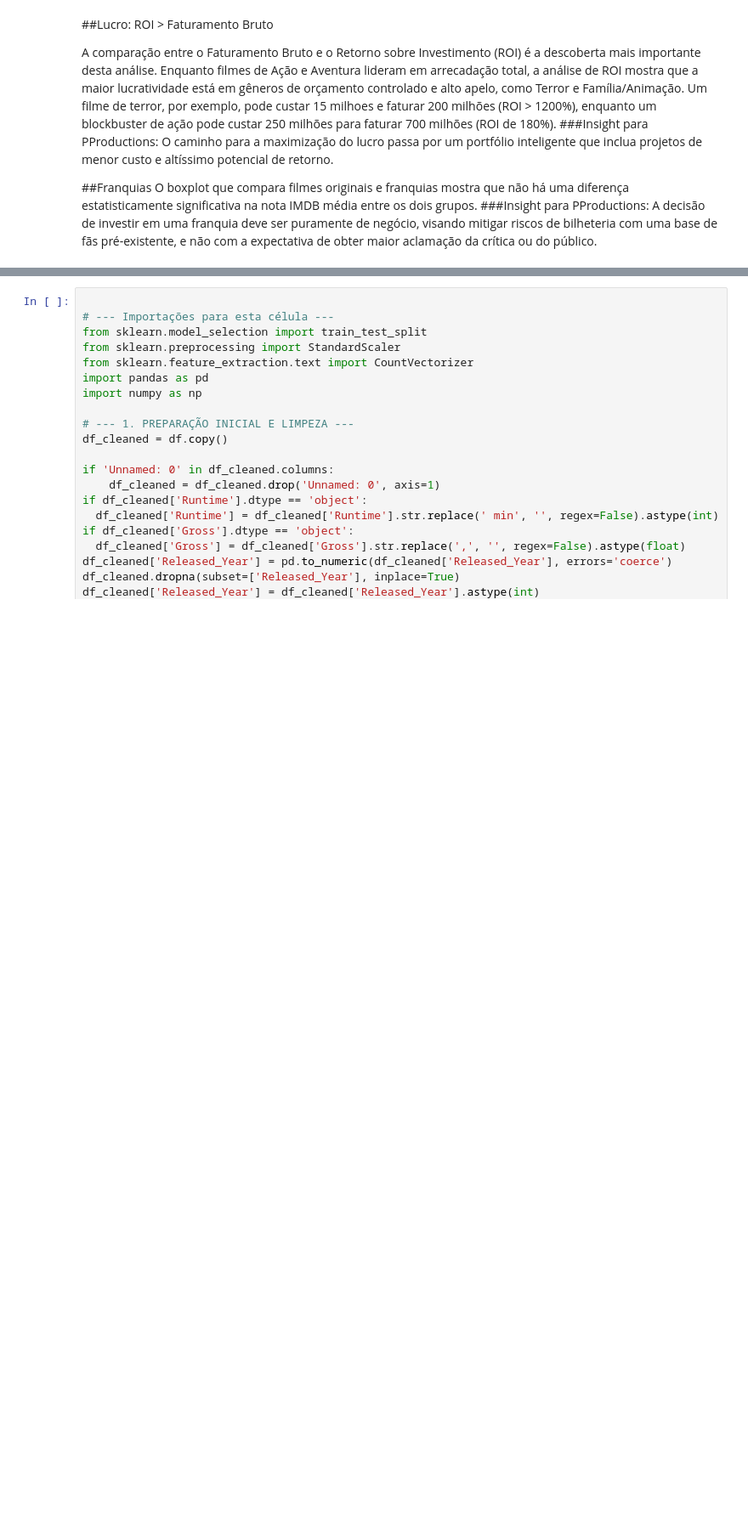
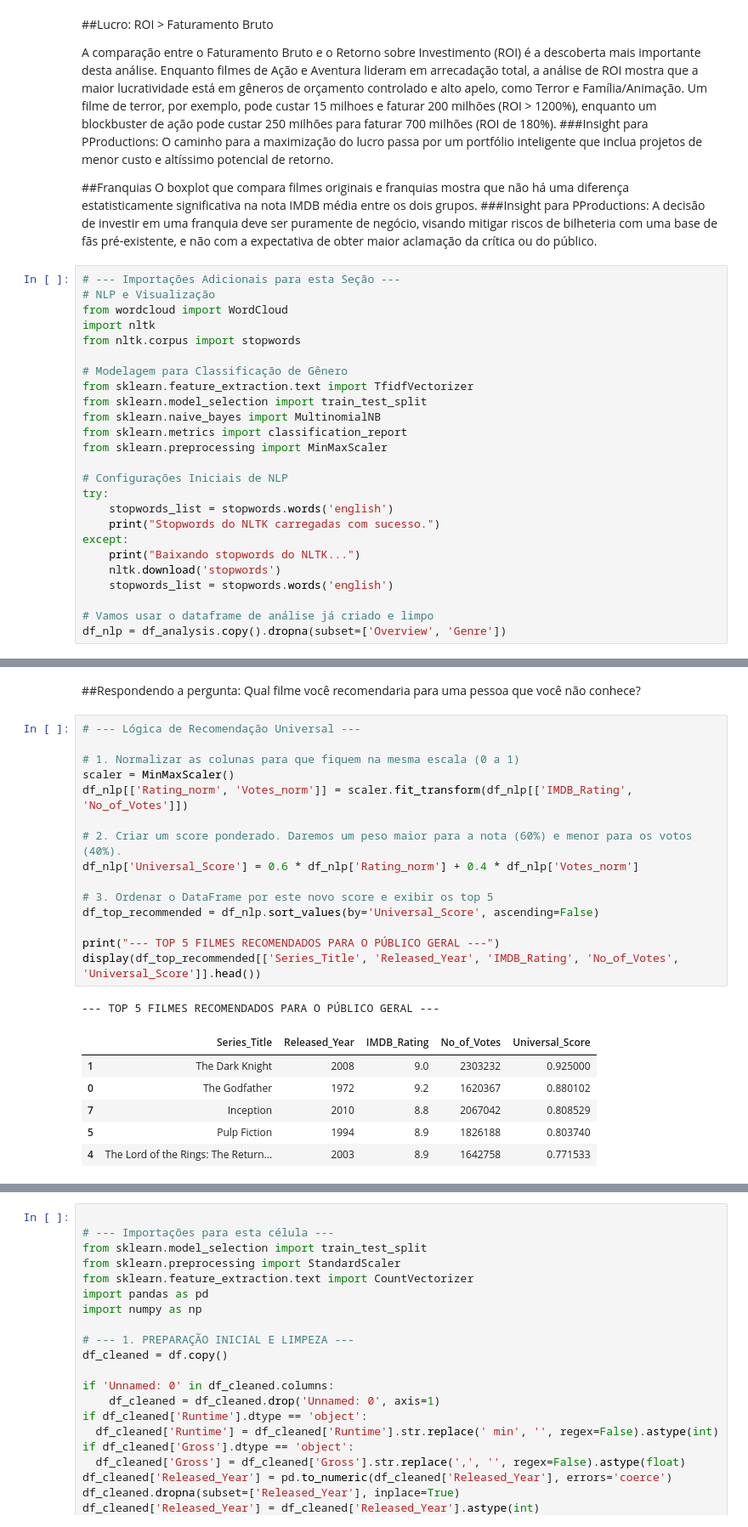
Before and after one commit to julhias/indicium-data-science-challenge, a Jupyter notebook: analise_filmes.ipynb, the cells around one changed output, grey strips where cells are left out. Shown at 85% size. Cells and saved outputs as stored; diff of their text form; blank space fills up the shorter version.

```diff
--- a/analise_filmes.ipynb
+++ b/analise_filmes.ipynb
@@ -204,3 +212,28 @@ O caminho para a maximização do lucro passa por um portfólio inteligente que
 O boxplot que compara filmes originais e franquias mostra que não há uma diferença estatisticamente significativa na nota IMDB média entre os dois grupos.
 ###Insight para PProductions:
 A decisão de investir em uma franquia deve ser puramente de negócio, visando mitigar riscos de bilheteria com uma base de fãs pré-existente, e não com a expectativa de obter maior aclamação da crítica ou do público.
+# %%
+# --- Importações Adicionais para esta Seção ---
+# NLP e Visualização
+from wordcloud import WordCloud
+import nltk
+from nltk.corpus import stopwords
+
+# Modelagem para Classificação de Gênero
+from sklearn.feature_extraction.text import TfidfVectorizer
+from sklearn.model_selection import train_test_split
+from sklearn.naive_bayes import MultinomialNB
+from sklearn.metrics import classification_report
+from sklearn.preprocessing import MinMaxScaler
+
+# Configurações Iniciais de NLP
+try:
+    stopwords_list = stopwords.words('english')
+    print("Stopwords do NLTK carregadas com sucesso.")
+except:
+    print("Baixando stopwords do NLTK...")
+    nltk.download('stopwords')
+    stopwords_list = stopwords.words('english')
+
+# Vamos usar o dataframe de análise já criado e limpo
+df_nlp = df_analysis.copy().dropna(subset=['Overview', 'Genre'])
@@ -206,0 +244,25 @@ A decisão de investir em uma franquia deve ser puramente de negócio, visando m
+# %% [markdown]
+##Respondendo a pergunta: Qual filme você recomendaria para uma pessoa que você não conhece?
+# %%
+# --- Lógica de Recomendação Universal ---
+
+# 1. Normalizar as colunas para que fiquem na mesma escala (0 a 1)
+scaler = MinMaxScaler()
+df_nlp[['Rating_norm', 'Votes_norm']] = scaler.fit_transform(df_nlp[['IMDB_Rating', 'No_of_Votes']])
+
+# 2. Criar um score ponderado. Daremos um peso maior para a nota (60%) e menor para os votos (40%).
+df_nlp['Universal_Score'] = 0.6 * df_nlp['Rating_norm'] + 0.4 * df_nlp['Votes_norm']
+
+# 3. Ordenar o DataFrame por este novo score e exibir os top 5
+df_top_recommended = df_nlp.sort_values(by='Universal_Score', ascending=False)
+
+print("--- TOP 5 FILMES RECOMENDADOS PARA O PÚBLICO GERAL ---")
+display(df_top_recommended[['Series_Title', 'Released_Year', 'IMDB_Rating', 'No_of_Votes', 'Universal_Score']].head())
+# %% [output]
+--- TOP 5 FILMES RECOMENDADOS PARA O PÚBLICO GERAL ---
+|  | Series_Title | Released_Year | IMDB_Rating | No_of_Votes | Universal_Score |
+| 1 | The Dark Knight | 2008 | 9.0 | 2303232 | 0.925000 |
+| 0 | The Godfather | 1972 | 9.2 | 1620367 | 0.880102 |
+| 7 | Inception | 2010 | 8.8 | 2067042 | 0.808529 |
+| 5 | Pulp Fiction | 1994 | 8.9 | 1826188 | 0.803740 |
+| 4 | The Lord of the Rings: The Return... | 2003 | 8.9 | 1642758 | 0.771533 |
```
Also changed, not shown: parts of 11 cells of this notebook.
